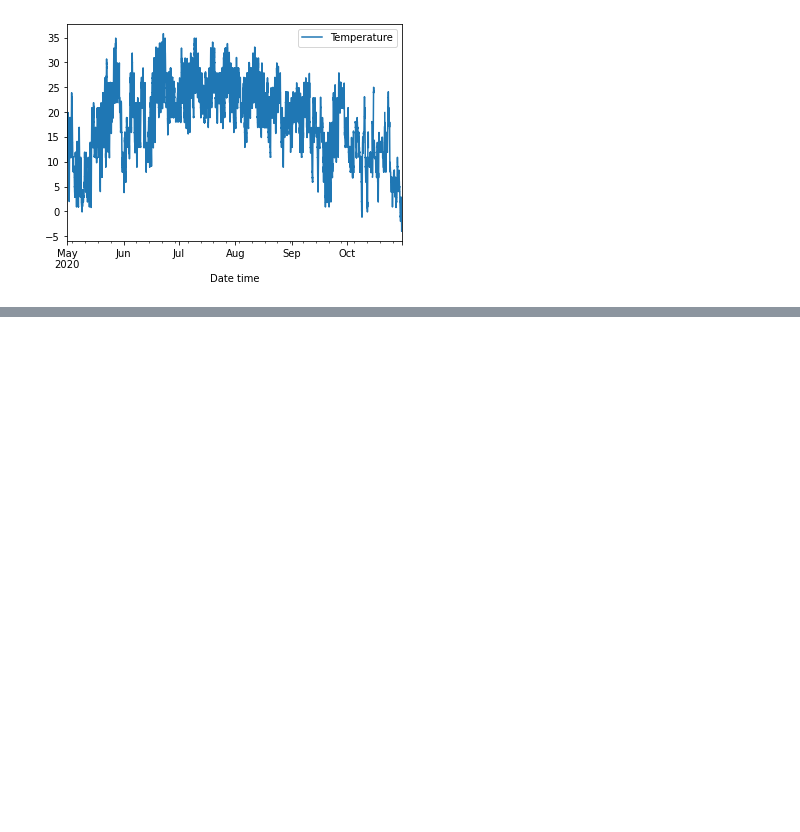
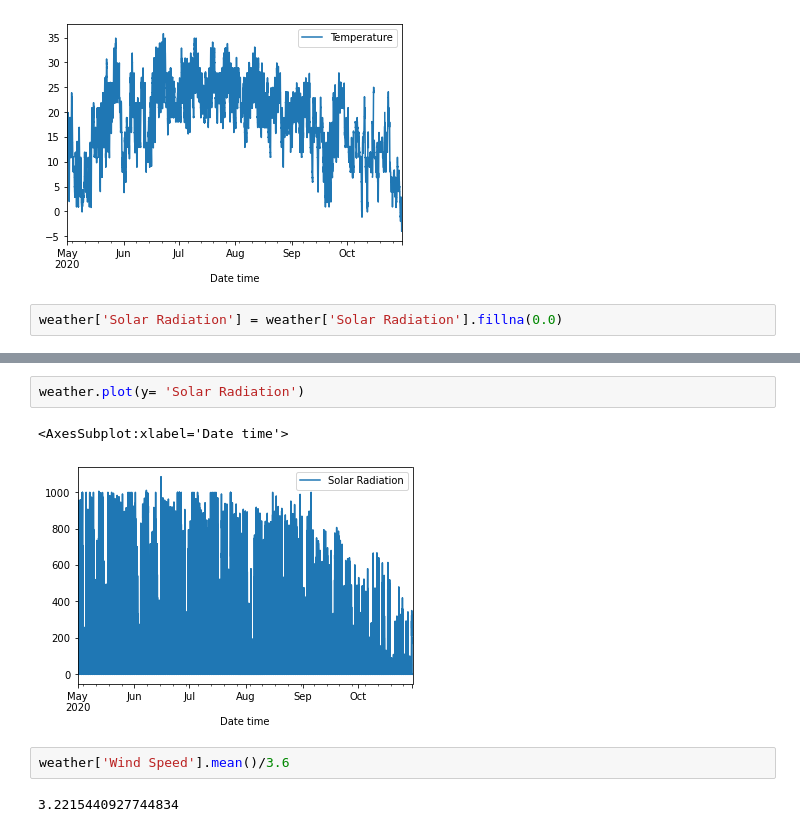
Before and after one commit to yvesdubief/UVM-ME144-Heat-Transfer, a Jupyter notebook: Snow-Cooling/Data-manipulation-1.ipynb, the cells around one changed output, grey strips where cells are left out. Saved outputs shown, nothing was run; the diff lists cells and outputs as text; blank space fills up the shorter version.

```diff
--- a/Snow-Cooling/Data-manipulation-1.ipynb
+++ b/Snow-Cooling/Data-manipulation-1.ipynb
@@ -30,3 +30,5 @@ weather.plot(y="Temperature")
 # %% [output]
 <AxesSubplot:xlabel='Date time'>
 [figure]
+# %%
+weather['Solar Radiation'] = weather['Solar Radiation'].fillna(0.0)
@@ -32,0 +55,9 @@ weather.plot(y="Temperature")
+# %%
+weather.plot(y= 'Solar Radiation')
+# %% [output]
+<AxesSubplot:xlabel='Date time'>
+[figure, added]
+# %%
+weather['Wind Speed'].mean()/3.6
+# %% [output]
+3.2215440927744834
```
Also changed, not shown: parts of 10 cells of this notebook, 2 other files.
